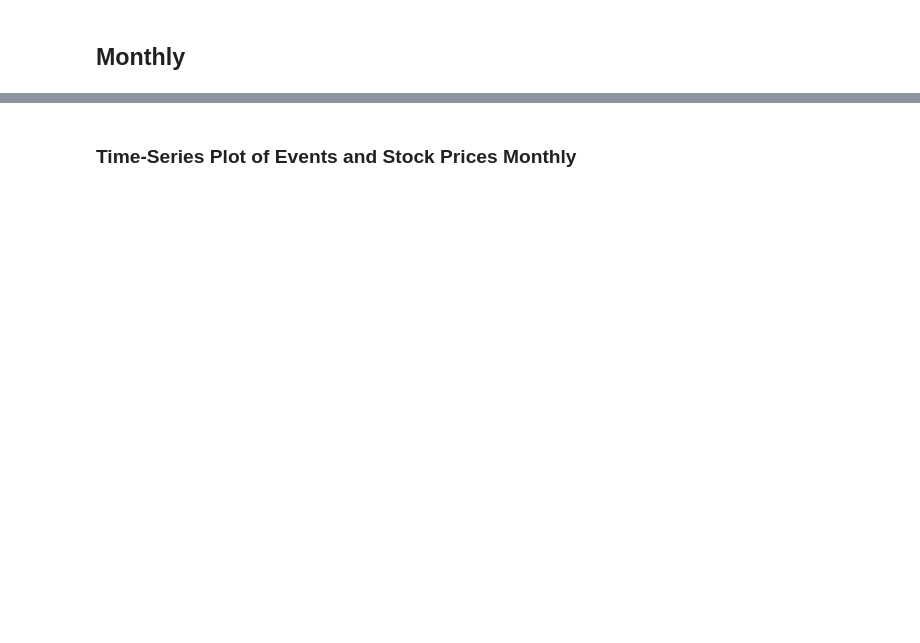
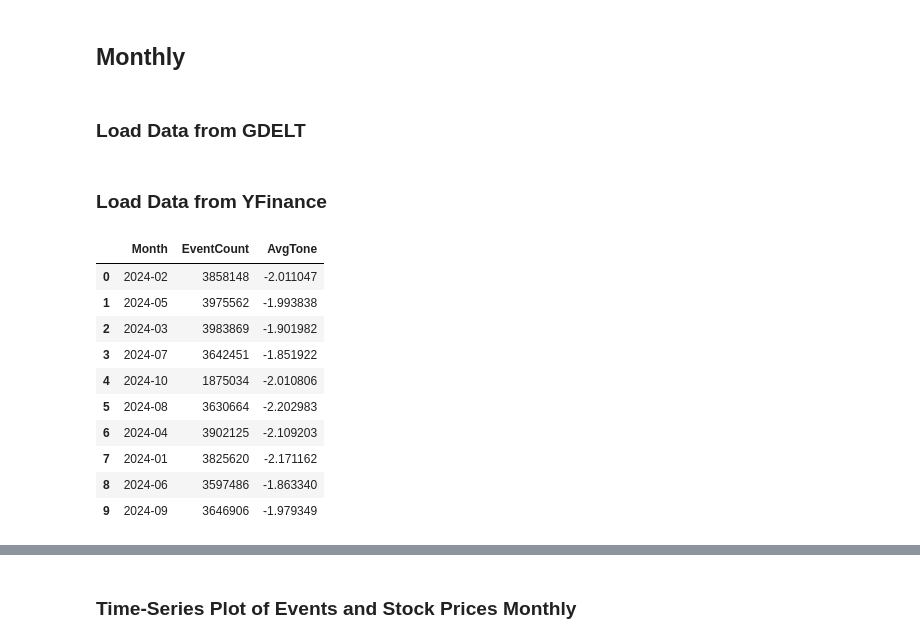
Before and after one commit to cs-muic/dm-2024-t1-pj-eda-honeybadgerlover645, a Jupyter notebook: q3.ipynb, the cells around one changed output, grey strips where cells are left out. Saved outputs shown, nothing was run; the diff lists cells and outputs as text; code cells hidden in the pictures; blank space fills up the shorter version.

```diff
--- a/q3.ipynb
+++ b/q3.ipynb
@@ -97,0 +59,2 @@ merged_monthly_df['Month'] = pd.to_datetime(merged_monthly_df['Month'])
+# %% [markdown]
+### Load Data from GDELT
@@ -97,0 +133,2 @@ merged_monthly_df['Month'] = pd.to_datetime(merged_monthly_df['Month'])
+# %% [markdown]
+### Load Data from YFinance
@@ -97,0 +213,14 @@ merged_monthly_df['Month'] = pd.to_datetime(merged_monthly_df['Month'])
+# %%
+gdelt_monthly_df_2024
+# %% [output]
+|  | Month | EventCount | AvgTone |
+| 0 | 2024-02 | 3858148 | -2.011047 |
+| 1 | 2024-05 | 3975562 | -1.993838 |
+| 2 | 2024-03 | 3983869 | -1.901982 |
+| 3 | 2024-07 | 3642451 | -1.851922 |
+| 4 | 2024-10 | 1875034 | -2.010806 |
+| 5 | 2024-08 | 3630664 | -2.202983 |
+| 6 | 2024-04 | 3902125 | -2.109203 |
+| 7 | 2024-01 | 3825620 | -2.171162 |
+| 8 | 2024-06 | 3597486 | -1.863340 |
+| 9 | 2024-09 | 3646906 | -1.979349 |
```
Also changed, not shown: parts of 40 cells of this notebook.
